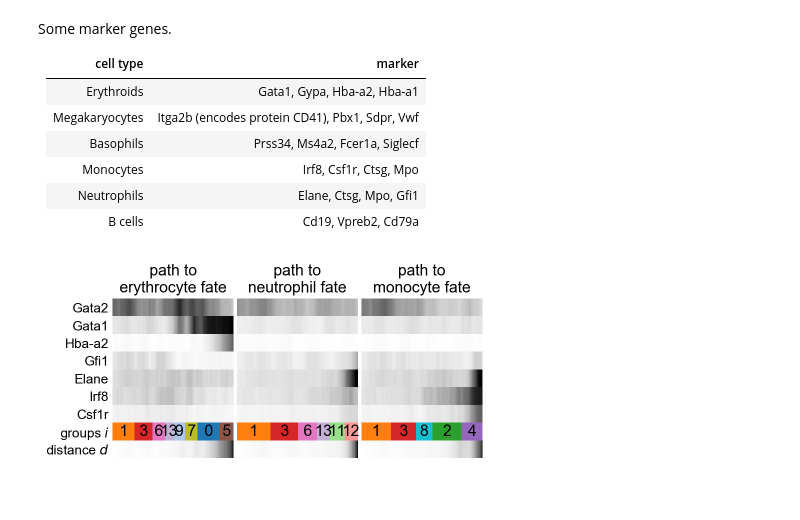
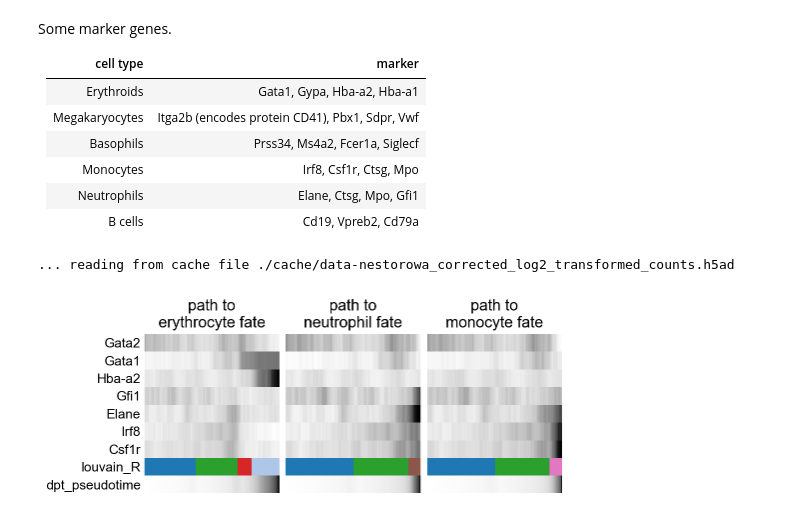
Before and after one commit to theislab/graph_abstraction, a Jupyter notebook: nestorowa16/nestorowa16.ipynb, the cells around one changed output. Saved outputs shown, nothing was run; the diff lists cells and outputs as text; code cells hidden in the pictures; blank space fills up the shorter version.

```diff
--- a/nestorowa16/nestorowa16.ipynb
+++ b/nestorowa16/nestorowa16.ipynb
@@ -172,9 +118,0 @@ pl.show()
-# %%
-adata = sc.read(results_file)
-asso_names, asso_matrix = sc.utils.compute_association_matrix_of_groups(
-    adata, prediction=aga_groups, reference='cell_types', normalization='prediction')
-asso_colors = sc.utils.get_associated_colors_of_groups(adata.uns['cell_types_colors'], asso_matrix)
-axs = sc.pl.aga_graph(adata, threshold_dashed=0.1,
-                      pos='./write/aga_graph_gephi_nestorowa16.gdf',
-                      title='abstracted graph colored by cell types',
-                      color=asso_colors, groups=asso_names, save=True)
@@ -197,39 +155,39 @@ Some marker genes.
 |Monocytes | Irf8, Csf1r, Ctsg, Mpo |
 |Neutrophils | Elane, Ctsg, Mpo, Gfi1 |
 |B cells | Cd19, Vpreb2, Cd79a |
-# %%
-adata = sc.read(results_file)
-adata_all_genes = adata_raw = sc.read('./data/nestorowa_corrected_log2_transformed_counts.txt', cache=True)
-adata_all_genes.obs[aga_groups] = adata.obs[aga_groups]
-adata_all_genes.obs['aga_pseudotime'] = adata.obs['aga_pseudotime']
 # %%
 gene_names = ['Gata2', 'Gata1', 'Hba-a2', 'Gfi1', 'Elane', 'Irf8', 'Csf1r']
+# %%
+adata_raw = nestorowa16()
+sc.pp.log1p(adata_raw)
+sc.pp.scale(adata_raw)
+adata.raw = adata_raw
+# %% [output]
+... reading from cache file ./cache/data-nestorowa_corrected_log2_transformed_counts.h5ad
 # %%
-adata = sc.read(results_file)
-paths = [('erythrocytes', [1, 3, 6, 13, 9, 7, 0, 5]),
-         ('neutrophils', [1, 3, 6, 13, 11, 12]),
-         ('monocytes', [1, 3, 8, 2, 4])]
-rcParams['figure.figsize'] = (6, 2.5)
-rcParams['figure.subplot.top'] = 0.82
-rcParams['figure.subplot.bottom'] = 0.2
-rcParams['figure.subplot.right'] = 0.92
-_, axs = pl.subplots(ncols=3, gridspec_kw={'wspace': 0.03})
+paths = [('erythrocytes', ['0', '2', '3-5,0', '4']),
+         ('neutrophils', ['0', '2', '3-5,2']),
+         ('monocytes', ['0', '2', '3-5,3'])]
+
+_, axs = pl.subplots(ncols=3, figsize=(6, 2.5), gridspec_kw={'wspace': 0.05, 'left': 0.11})
+pl.subplots_adjust(left=0.05, right=0.98, top=0.82, bottom=0.2)
 for ipath, (descr, path) in enumerate(paths):
-    _, data = sc.pl.aga_path(adata_all_genes, path, gene_names,
-                             groups_key='louvain_groups',
-                             ax=axs[ipath],
-                             ytick_fontsize=12,
-                             left_margin=0.15,
-                             n_avg=50,
-                             show_yticks=True if ipath==0 else False,
-                             show_colorbar=False,
-                             color_map='Greys',
-                             title='path to\n{} fate'.format(descr[:-1]),
-                             return_data=True,
-                             show=False)
-    data.to_csv('./write/aga_path_{}.csv'.format(descr))
-pl.savefig('./figures/aga_path.svg', dpi=300)
+    _, data = sc.pl.paga_path(
+        adata, path, gene_names,
+        groups_key='louvain_R',
+        ax=axs[ipath],
+        ytick_fontsize=12,
+        show_node_names=False,
+        left_margin=0.15,
+        n_avg=50,
+        show_yticks=True if ipath==0 else False,
+        show_colorbar=False,
+        color_map='Greys',
+        title='path to\n{} fate'.format(descr[:-1]),
+        return_data=True,
+        show=False)
+    data.to_csv('./write/paga_path_{}.csv'.format(descr))
+pl.savefig('./figures/paga_path.png')
 pl.show()
-sc.pl.reset_rcParams()
 # %% [output]
-[figure, old version]
+[figure, new version]
```
Also changed, not shown: parts of 46 cells of this notebook, 2 other files.
